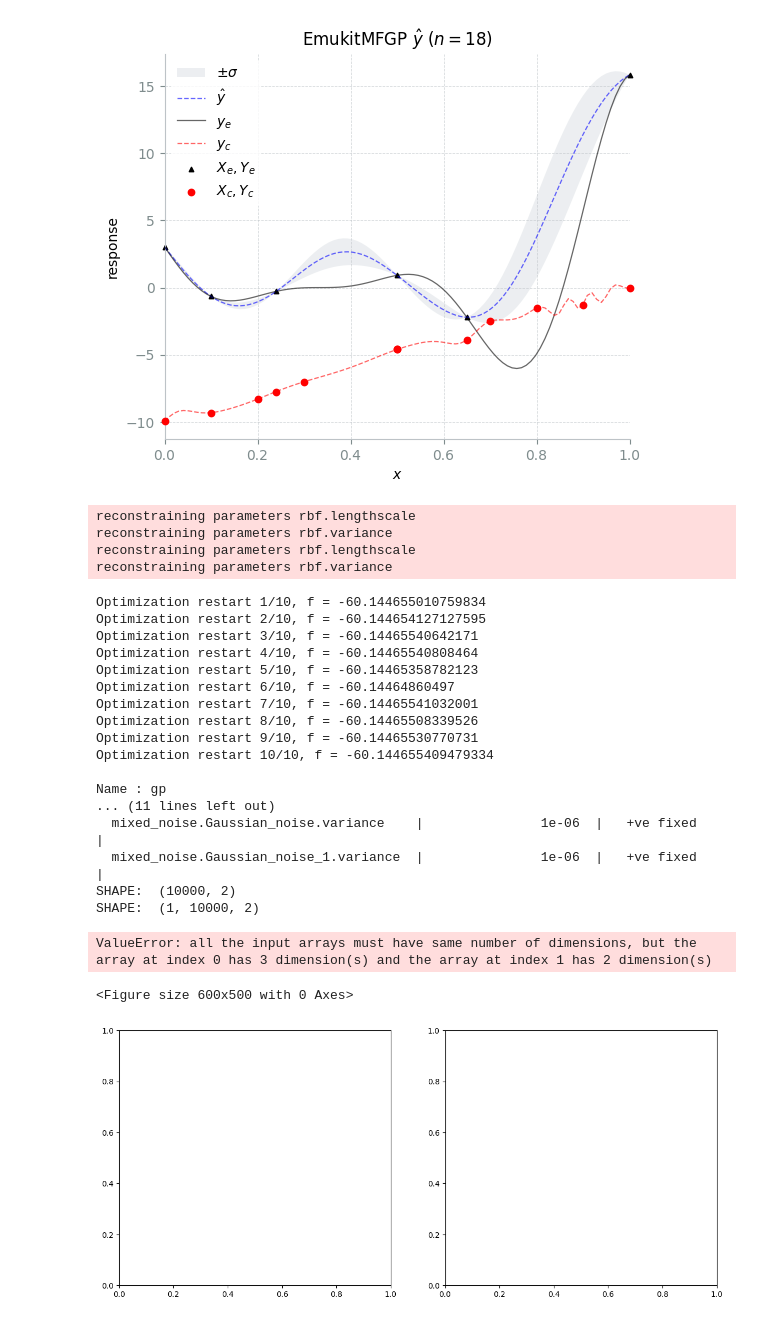
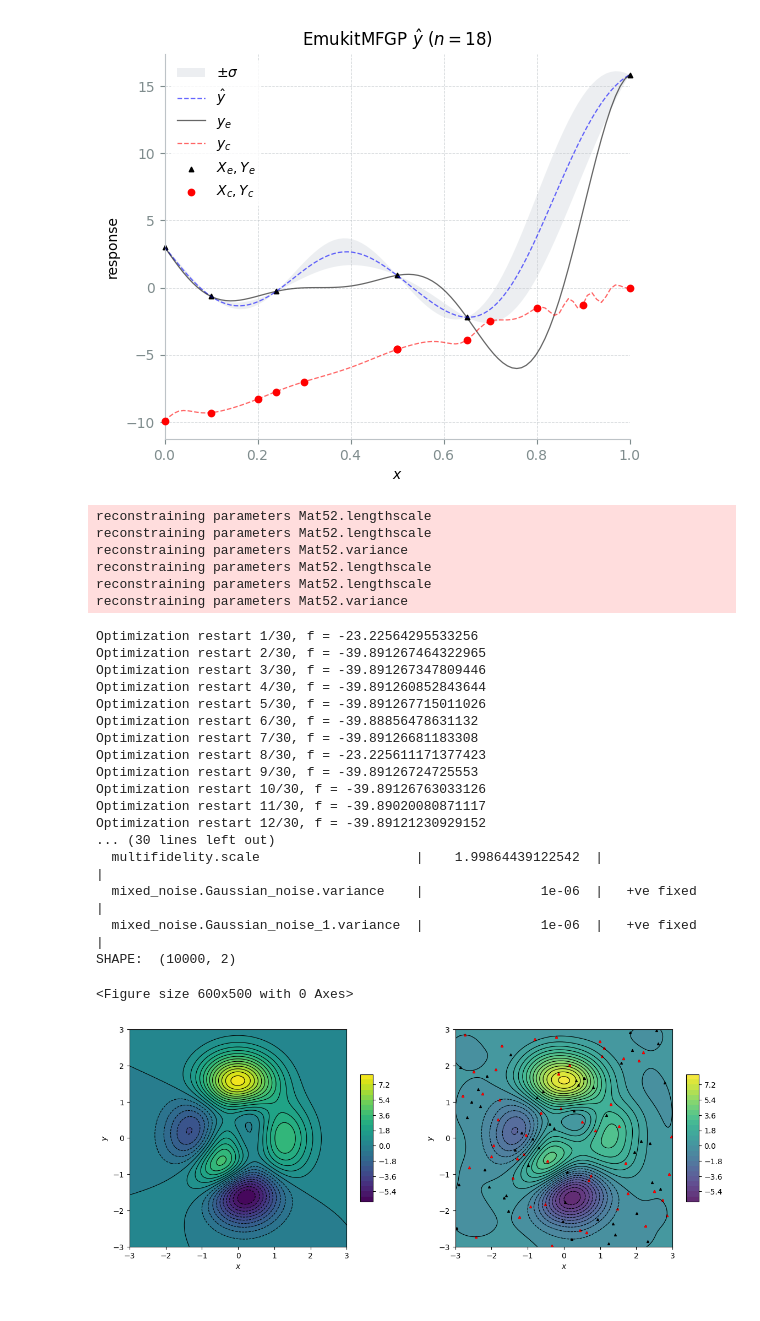
Before and after one commit to ijs32/rceu-2026, a Jupyter notebook: src/ian/surrogate-modeling/ch8_co-Kriging-notes/chapter_8.ipynb, the cells around one changed output. Saved outputs shown, nothing was run; the diff lists cells and outputs as text; code cells hidden in the pictures.

```diff
--- a/src/ian/surrogate-modeling/ch8_co-Kriging-notes/chapter_8.ipynb
+++ b/src/ian/surrogate-modeling/ch8_co-Kriging-notes/chapter_8.ipynb
@@ -249,50 +241,51 @@ Name : gp
 # %%
 from shared.sample_funcs import peaks, peaksAD
 from shared.surrogates.emukitMFGP import EmukitMFGP
 from shared.plotter import Plotter
 from shared.sampling import random_latin_hypercube, space_filling_latin_hypercube, find_subset, align_subset
 
-nlow = 50
-nhigh = 40
+nlow = 100
+nhigh = 50
 k = 2
 
 X_rlhc = random_latin_hypercube(nlow, k, [-3,-3],[3,3])
 X_sample,q,_ = space_filling_latin_hypercube(X_rlhc)
 
 subset = find_subset(X_sample, nhigh, q)
 datax  = align_subset(X_sample,subset)
 
 xmin=(-3,-3)
 xmax=(3,3)
 
 gp = EmukitMFGP(datax, peaks, peaksAD, nlow, xmin, xmax)
 print(gp.gpy_linear_mf_model)
 
 plotter = Plotter(gp)
 
 plotter.plot_check_model()
 # %% [output]
-reconstraining parameters rbf.lengthscale
-reconstraining parameters rbf.variance
-reconstraining parameters rbf.lengthscale
-reconstraining parameters rbf.variance
+reconstraining parameters Mat52.lengthscale
+reconstraining parameters Mat52.lengthscale
+reconstraining parameters Mat52.variance
+reconstraining parameters Mat52.lengthscale
+reconstraining parameters Mat52.lengthscale
+reconstraining parameters Mat52.variance
-Optimization restart 1/10, f = -60.144655010759834
-Optimization restart 2/10, f = -60.144654127127595
-Optimization restart 3/10, f = -60.14465540642171
-Optimization restart 4/10, f = -60.14465540808464
-Optimization restart 5/10, f = -60.14465358782123
-Optimization restart 6/10, f = -60.14464860497
-Optimization restart 7/10, f = -60.14465541032001
-Optimization restart 8/10, f = -60.14465508339526
-Optimization restart 9/10, f = -60.14465530770731
-Optimization restart 10/10, f = -60.144655409479334
-
-Name : gp
-... (11 lines left out)
+Optimization restart 1/30, f = -23.22564295533256
+Optimization restart 2/30, f = -39.891267464322965
+Optimization restart 3/30, f = -39.891267347809446
+Optimization restart 4/30, f = -39.891260852843644
+Optimization restart 5/30, f = -39.891267715011026
+Optimization restart 6/30, f = -39.88856478631132
+Optimization restart 7/30, f = -39.89126681183308
+Optimization restart 8/30, f = -23.225611171377423
+Optimization restart 9/30, f = -39.89126724725553
+Optimization restart 10/30, f = -39.89126763033126
+Optimization restart 11/30, f = -39.89020080871117
+Optimization restart 12/30, f = -39.89121230929152
+... (30 lines left out)
+  multifidelity.scale                    |    1.99864439122542  |                |
   mixed_noise.Gaussian_noise.variance    |               1e-06  |   +ve fixed    |
   mixed_noise.Gaussian_noise_1.variance  |               1e-06  |   +ve fixed    |
 SHAPE:  (10000, 2)
-SHAPE:  (1, 10000, 2)
-ValueError: all the input arrays must have same number of dimensions, but the array at index 0 has 3 dimension(s) and the array at index 1 has 2 dimension(s)
+<Figure size 600x500 with 0 Axes>
-<Figure size 600x500 with 0 Axes>
-[figure, old version]
+[figure, new version]
```
Also changed, not shown: parts of 1 cell of this notebook, 4 other files.
